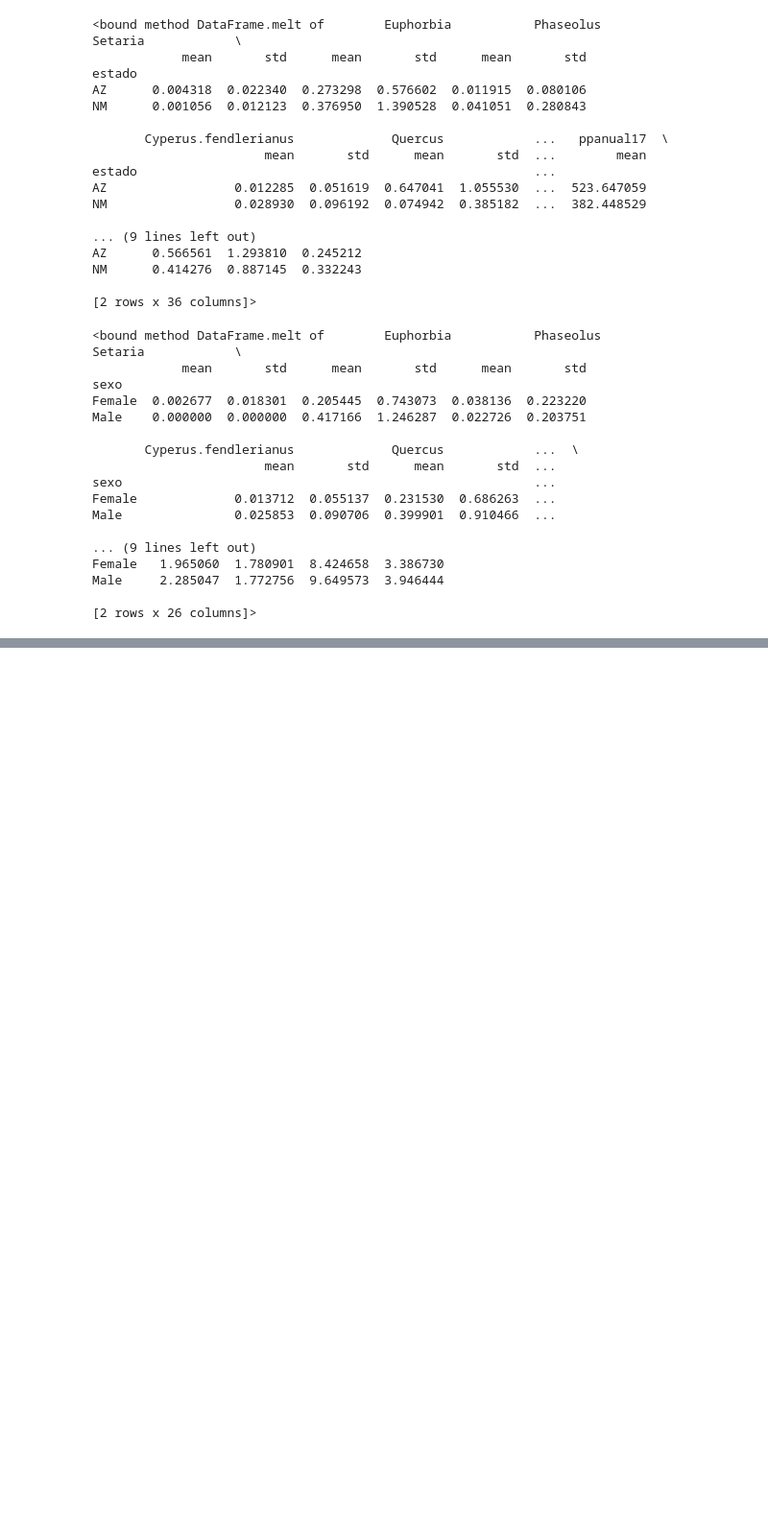
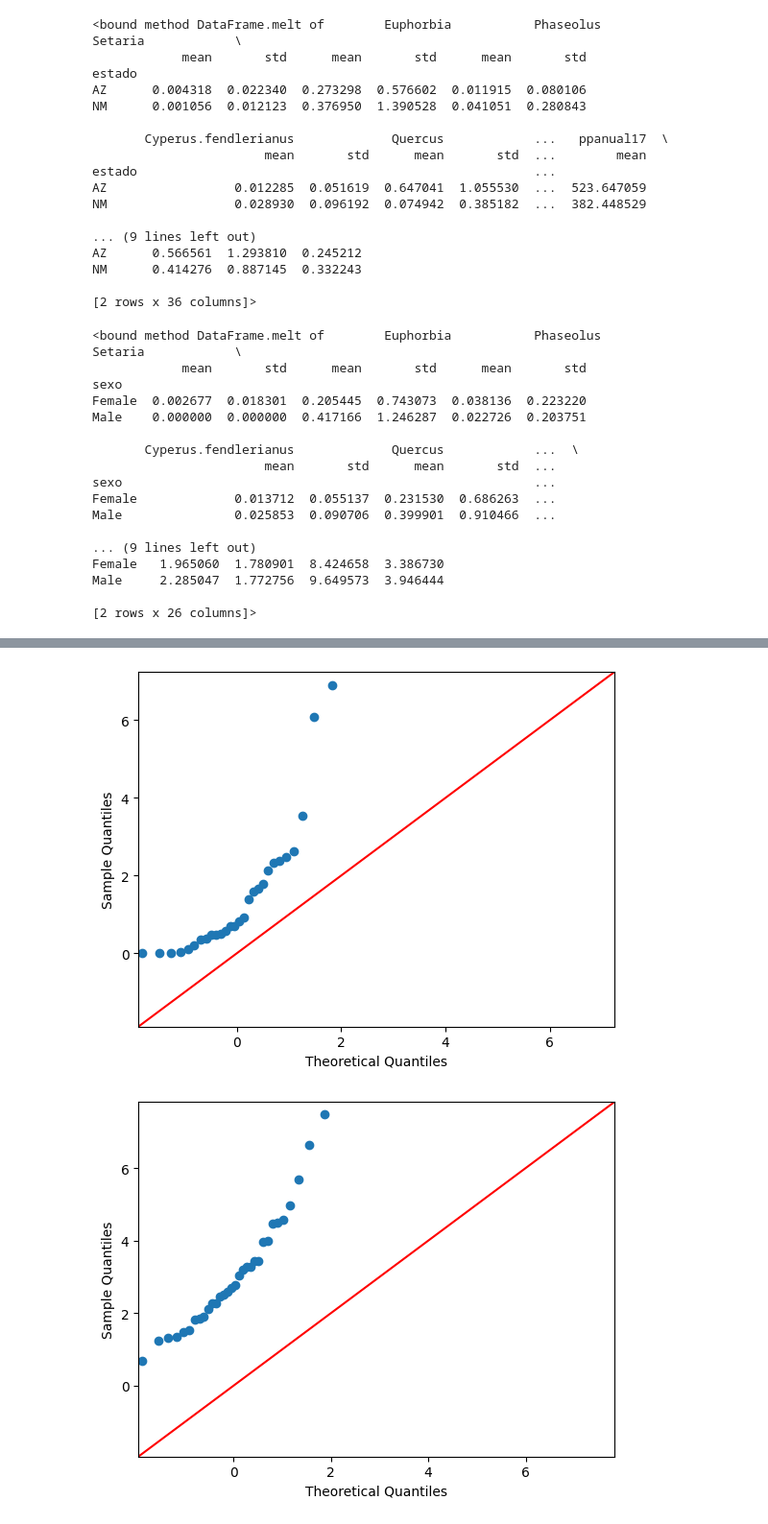
Before and after one commit to fofojaramillo/codornices-proyecto, a Jupyter notebook: eda.ipynb, the cells around one changed output, grey strips where cells are left out. Shown at 96% size. Drawn from its saved outputs; the diff is of its cells as text; code cells hidden in the pictures; blank space fills up the shorter version.

```diff
--- a/eda.ipynb
+++ b/eda.ipynb
@@ -399,0 +448,7 @@ for column in interesting_col_MH:
+# %%
+for hora in horas:
+    sm.qqplot(df_NM[df_NM['Hora'] == hora]['PesoTotal'], line = '45')
+    py.show()
+# %% [output]
+[figure, added]
+[figure, added]
```
Also changed, not shown: parts of 26 cells of this notebook, 3 other files.
